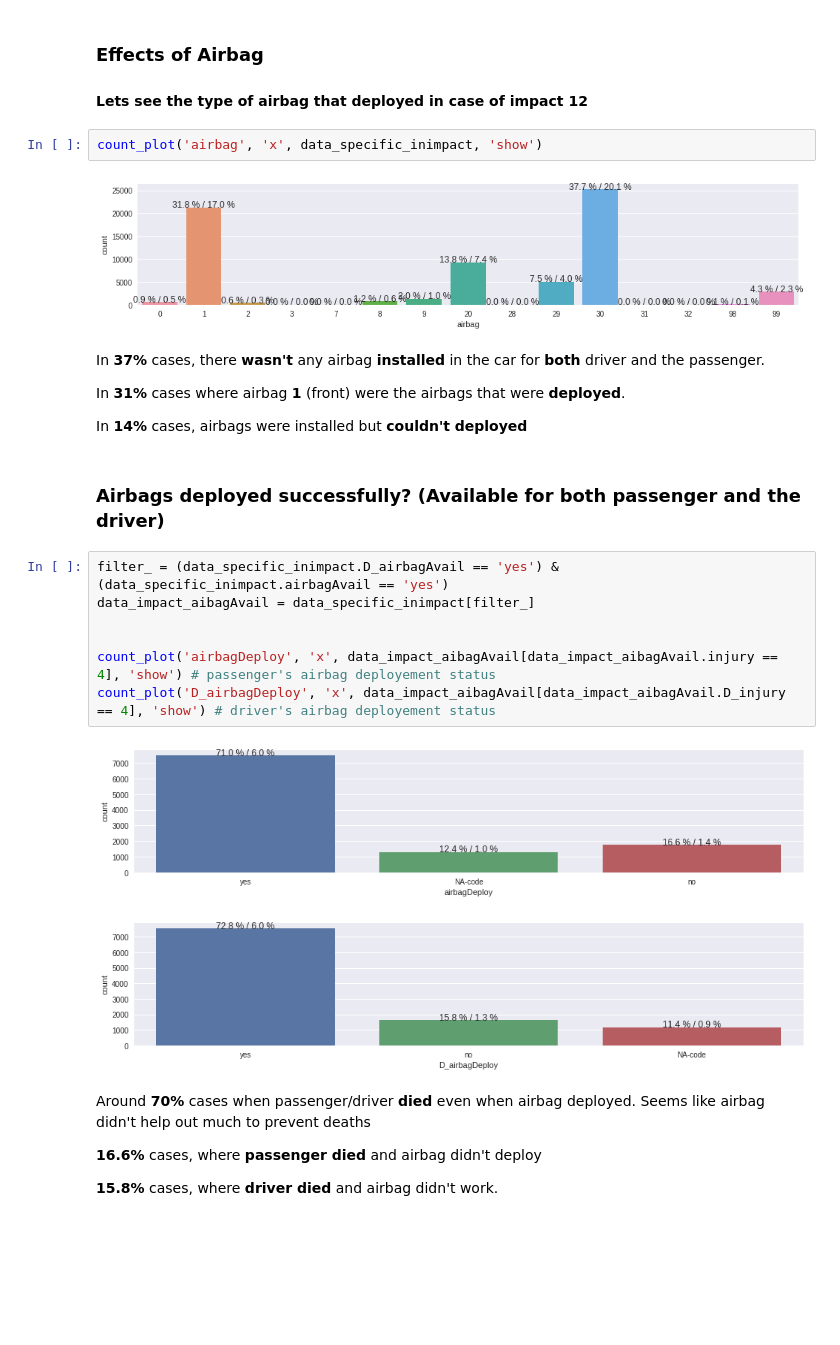
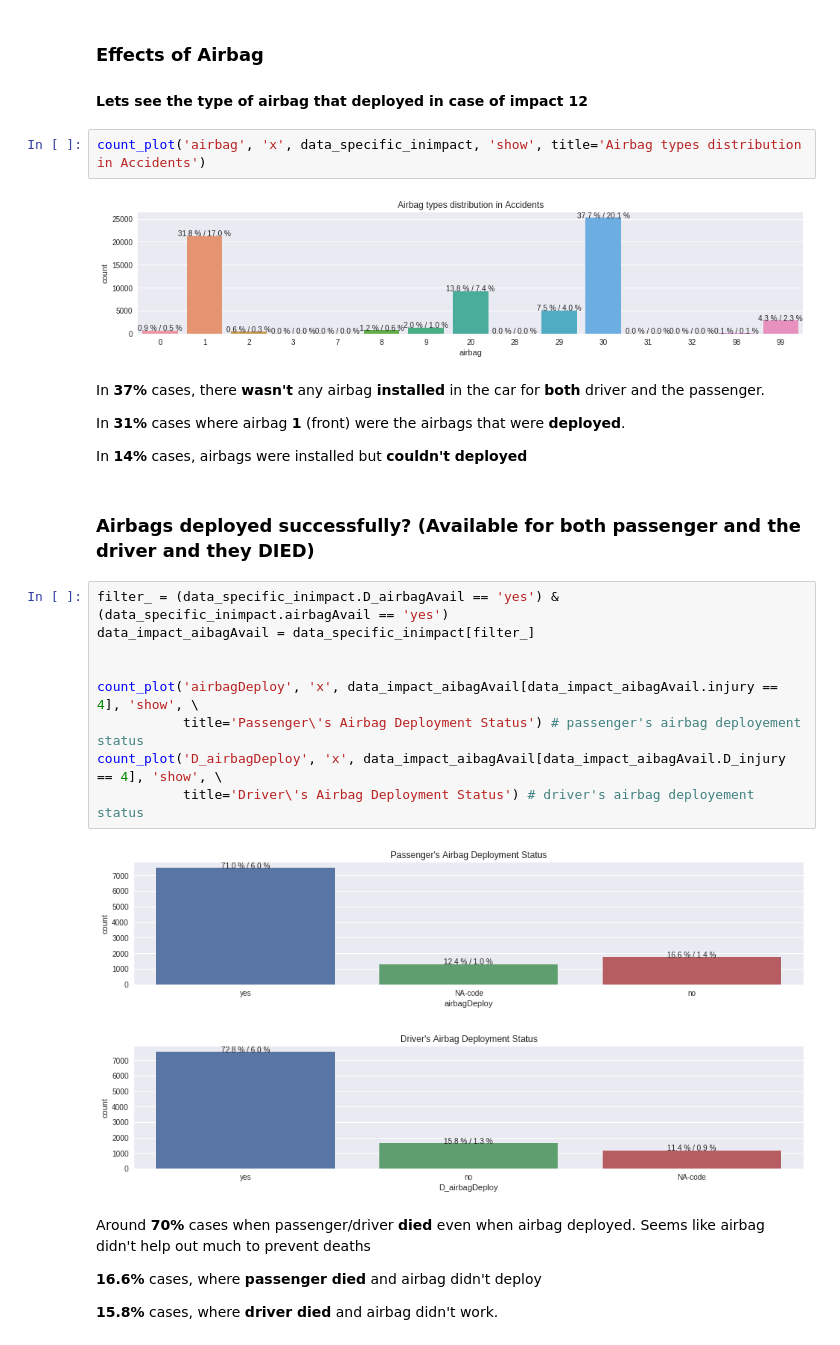
Before and after one commit to sohaibomr/data_analysis-FARS, a Jupyter notebook: sa_eda_fars.ipynb, the cells around one changed output. Cells and saved outputs as stored; diff of their text form; blank space fills up the shorter version.

```diff
--- a/sa_eda_fars.ipynb
+++ b/sa_eda_fars.ipynb
@@ -145,9 +150,9 @@ Same is the insights for driver. It shows that seatbelt helped in death preventi
 
 #### Lets see the type of airbag that deployed in case of impact 12
 # %%
-count_plot('airbag', 'x', data_specific_inimpact, 'show')
+count_plot('airbag', 'x', data_specific_inimpact, 'show', title='Airbag types distribution in Accidents')
 # %% [output]
-[figure, old version]
+[figure, new version]
 # %% [markdown]
 In **37%** cases, there **wasn't** any airbag **installed** in the car for **both** driver and the passenger.
 
@@ -155,17 +160,19 @@ In **31%** cases where airbag **1** (front) were the airbags that were **deploye
 
 In **14%** cases, airbags were installed but **couldn't deployed**
 # %% [markdown]
-### Airbags deployed successfully? (Available for both passenger and the driver)
+### Airbags deployed successfully? (Available for both passenger and the driver and they DIED)
 # %%
 filter_ = (data_specific_inimpact.D_airbagAvail == 'yes') & (data_specific_inimpact.airbagAvail == 'yes')
 data_impact_aibagAvail = data_specific_inimpact[filter_]
 
 
-count_plot('airbagDeploy', 'x', data_impact_aibagAvail[data_impact_aibagAvail.injury == 4], 'show') # passenger's airbag deployement status
-count_plot('D_airbagDeploy', 'x', data_impact_aibagAvail[data_impact_aibagAvail.D_injury == 4], 'show') # driver's airbag deployement status
+count_plot('airbagDeploy', 'x', data_impact_aibagAvail[data_impact_aibagAvail.injury == 4], 'show', \
+           title='Passenger\'s Airbag Deployment Status') # passenger's airbag deployement status
+count_plot('D_airbagDeploy', 'x', data_impact_aibagAvail[data_impact_aibagAvail.D_injury == 4], 'show', \
+           title='Driver\'s Airbag Deployment Status') # driver's airbag deployement status
 # %% [output]
-[figure, old version]
+[figure, new version]
-[figure, old version]
+[figure, new version]
 # %% [markdown]
 Around **70%** cases when passenger/driver **died** even when airbag deployed. Seems like airbag didn't help out much to prevent deaths
 
```
Also changed, not shown: parts of 21 cells of this notebook.
